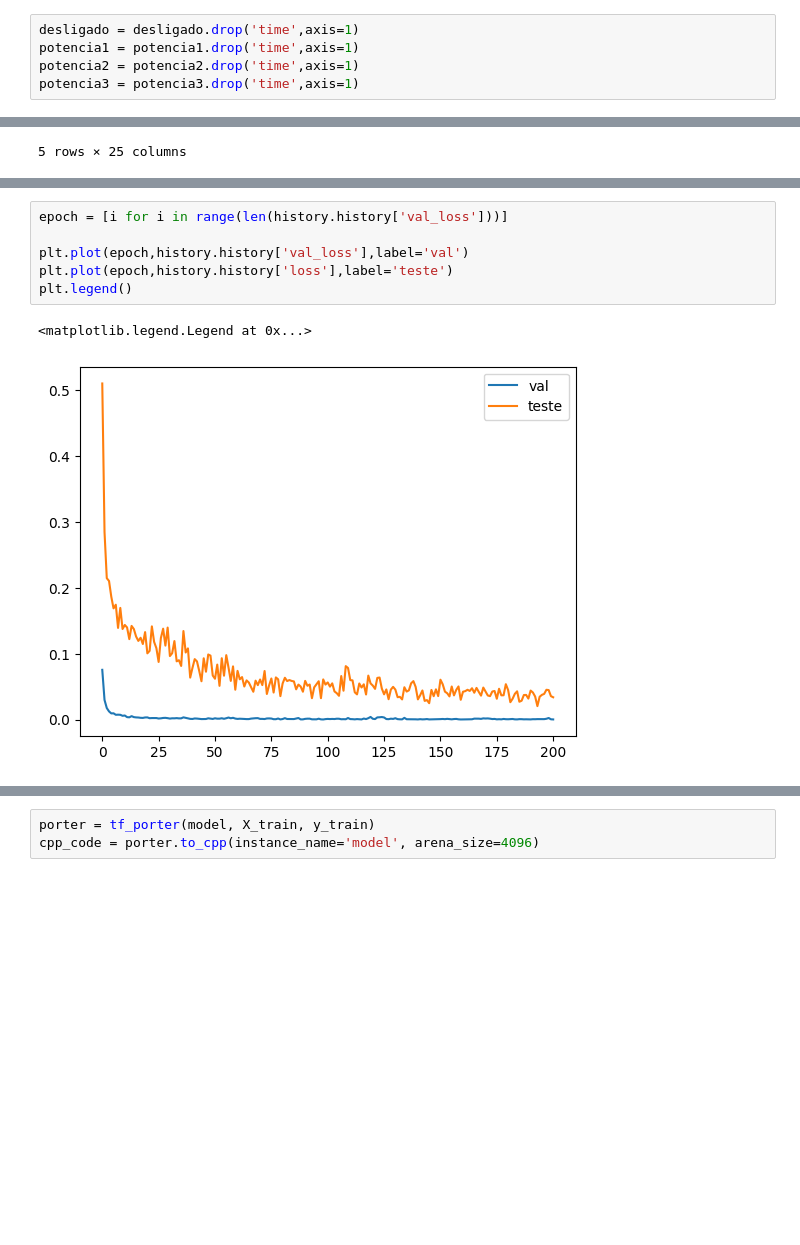
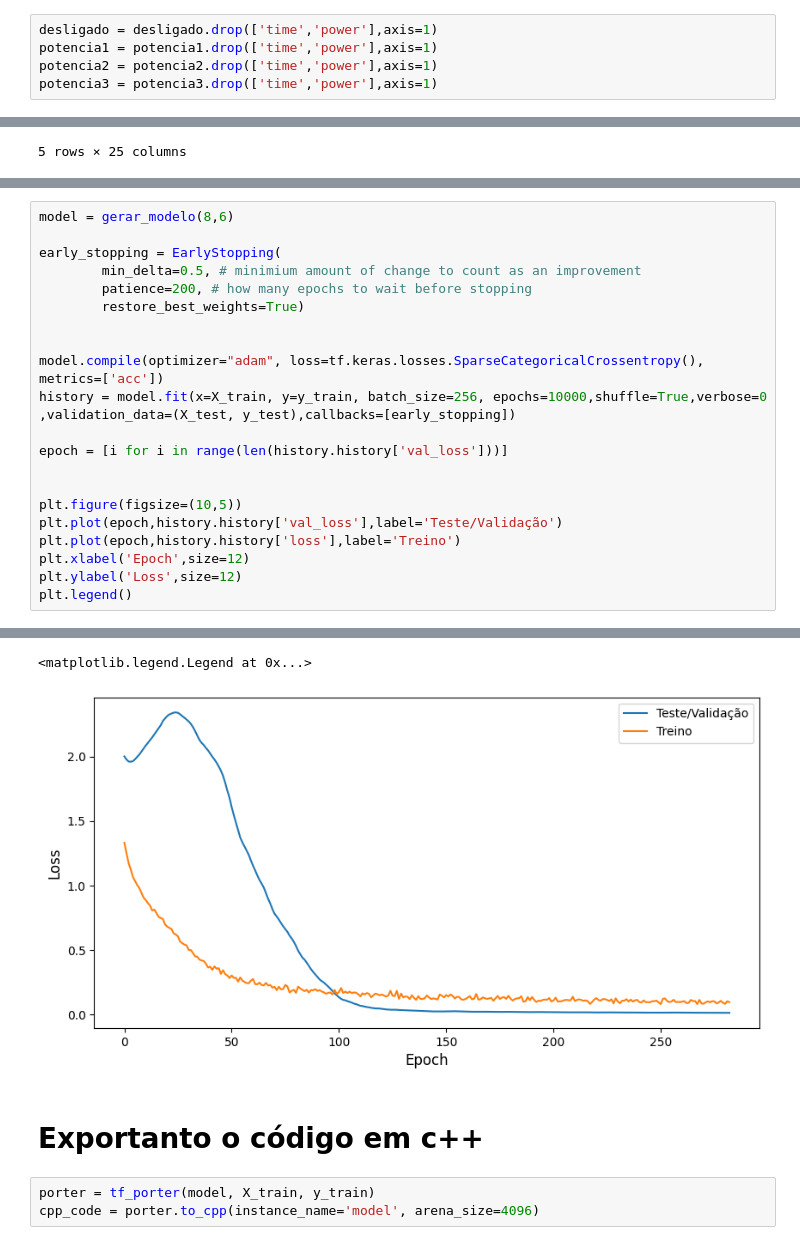
Before and after one commit to Alexandre-Esposte/AIOT, a Jupyter notebook: notebooks/modelagem.ipynb, the cells around one changed output, grey strips where cells are left out. Saved outputs shown, nothing was run; the diff lists cells and outputs as text; blank space fills up the shorter version.

```diff
--- a/notebooks/modelagem.ipynb
+++ b/notebooks/modelagem.ipynb
@@ -43,8 +79,8 @@ plt.legend()
 # %%
-desligado = desligado.drop('time',axis=1)
-potencia1 = potencia1.drop('time',axis=1)
-potencia2 = potencia2.drop('time',axis=1)
-potencia3 = potencia3.drop('time',axis=1)
+desligado = desligado.drop(['time','power'],axis=1)
+potencia1 = potencia1.drop(['time','power'],axis=1)
+potencia2 = potencia2.drop(['time','power'],axis=1)
+potencia3 = potencia3.drop(['time','power'],axis=1)
 # %%
 def feature_extractor(data,windows_len = 10,windows_step=10):
 
@@ -193,9 +180,22 @@ Epoch 201/10000
-# %%
-epoch = [i for i in range(len(history.history['val_loss']))]
-
-plt.plot(epoch,history.history['val_loss'],label='val')
-plt.plot(epoch,history.history['loss'],label='teste')
-plt.legend()
-# %% [output]
-<matplotlib.legend.Legend at 0x...>
-[figure, removed]
+# %%
+model = gerar_modelo(8,6)
+
+early_stopping = EarlyStopping(
+        min_delta=0.5, # minimium amount of change to count as an improvement
+        patience=200, # how many epochs to wait before stopping
+        restore_best_weights=True)
+
+
+model.compile(optimizer="adam", loss=tf.keras.losses.SparseCategoricalCrossentropy(), metrics=['acc'])
+history = model.fit(x=X_train, y=y_train, batch_size=256, epochs=10000,shuffle=True,verbose=0 ,validation_data=(X_test, y_test),callbacks=[early_stopping])
+
+epoch = [i for i in range(len(history.history['val_loss']))]
+
+
+plt.figure(figsize=(10,5))
+plt.plot(epoch,history.history['val_loss'],label='Teste/Validação')
+plt.plot(epoch,history.history['loss'],label='Treino')
+plt.xlabel('Epoch',size=12)
+plt.ylabel('Loss',size=12)
+plt.legend()
+# %% [output]
@@ -202,3 +219,7 @@ plt.legend()
+<matplotlib.legend.Legend at 0x...>
+[figure, added]
+# %% [markdown]
+# Exportanto o código em c++
 # %%
 porter = tf_porter(model, X_train, y_train)
 cpp_code = porter.to_cpp(instance_name='model', arena_size=4096)
```
Also changed, not shown: parts of 18 cells of this notebook.
